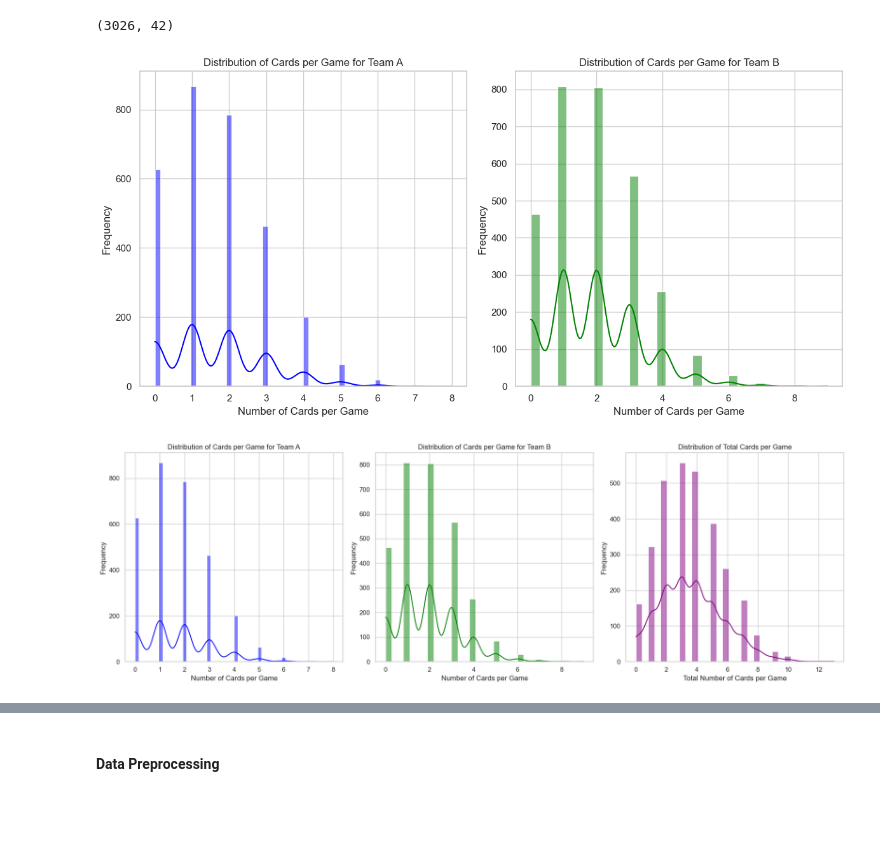
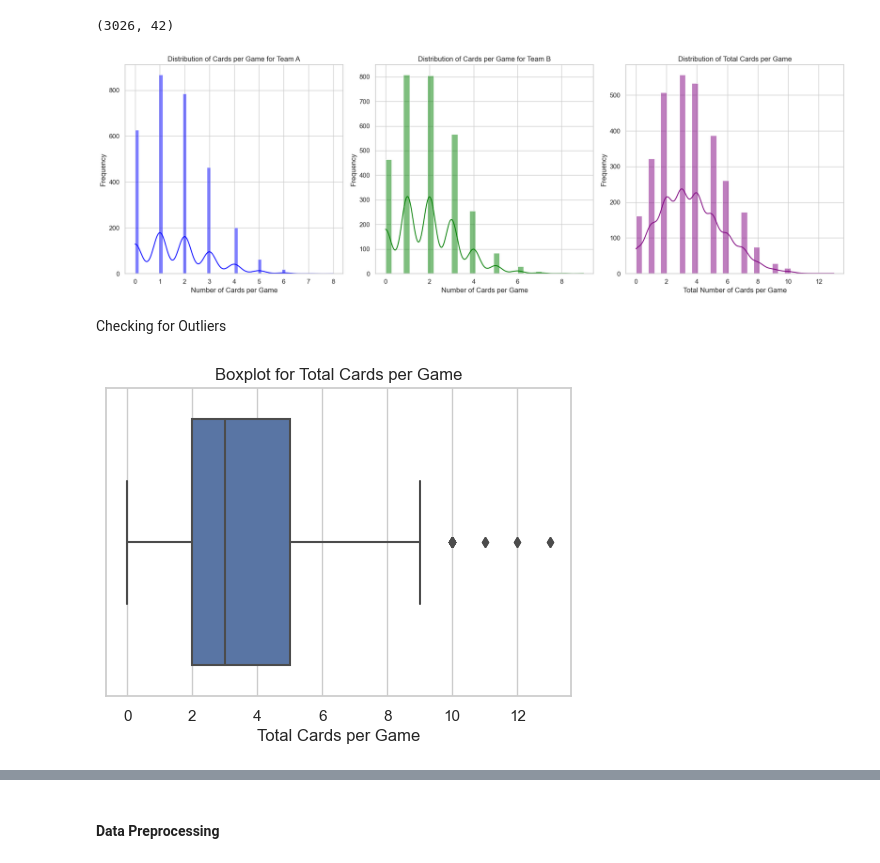
Before and after one commit to waynekipngeno/capstone_project, a Jupyter notebook: Modelling_total_cards.ipynb, the cells around one changed output, grey strips where cells are left out. Drawn from its saved outputs; the diff is of its cells as text; code cells hidden in the pictures; blank space fills up the shorter version.

```diff
--- a/Modelling_total_cards.ipynb
+++ b/Modelling_total_cards.ipynb
@@ -223,14 +225,14 @@ cleaned_data.shape
 # %%
 # Calculate the average number of cards per game for each team
-# This calculation assumes each row in cleaned_data is a single game
 cleaned_data['team_a_cards_per_game'] = cleaned_data['team_a_cards_num']
 cleaned_data['team_b_cards_per_game'] = cleaned_data['team_b_cards_num']
+cleaned_data['total_cards_per_game'] = cleaned_data['team_a_cards_per_game'] + cleaned_data['team_b_cards_per_game']
 
 # Setting the style
 sns.set(style="whitegrid")
 
 # Creating a figure and a set of subplots
-fig, axes = plt.subplots(1, 2, figsize=(12, 6))
+fig, axes = plt.subplots(1, 3, figsize=(18, 6))
 
 # Plotting the distribution of average cards per game for Team A
 sns.histplot(cleaned_data['team_a_cards_per_game'], ax=axes[0], kde=True, color='blue')
@@ -244,44 +246,40 @@ axes[1].set_title('Distribution of Cards per Game for Team B')
 axes[1].set_xlabel('Number of Cards per Game')
 axes[1].set_ylabel('Frequency')
 
+# Plotting the distribution of total cards per game
+sns.histplot(cleaned_data['total_cards_per_game'], ax=axes[2], kde=True, color='purple')
+axes[2].set_title('Distribution of Total Cards per Game')
+axes[2].set_xlabel('Total Number of Cards per Game')
+axes[2].set_ylabel('Frequency')
+
 # Displaying the plot
 plt.tight_layout()
 plt.show()
 # %% [output]
-[figure, old version]
+[figure, new version]
-# %%
-# Calculate the average number of cards per game for each team
-# This calculation assumes each row in cleaned_data is a single game
-cleaned_data['team_a_cards_per_game'] = cleaned_data['team_a_cards_num']
-cleaned_data['team_b_cards_per_game'] = cleaned_data['team_b_cards_num']
-cleaned_data['total_cards_per_game'] = cleaned_data['team_a_cards_per_game'] + cleaned_data['team_b_cards_per_game']
-
-# Setting the style
-sns.set(style="whitegrid")
-
-# Creating a figure and a set of subplots
-fig, axes = plt.subplots(1, 3, figsize=(18, 6))
-
-# Plotting the distribution of average cards per game for Team A
-sns.histplot(cleaned_data['team_a_cards_per_game'], ax=axes[0], kde=True, color='blue')
-axes[0].set_title('Distribution of Cards per Game for Team A')
-axes[0].set_xlabel('Number of Cards per Game')
-axes[0].set_ylabel('Frequency')
-
-# Plotting the distribution of average cards per game for Team B
-sns.histplot(cleaned_data['team_b_cards_per_game'], ax=axes[1], kde=True, color='green')
-axes[1].set_title('Distribution of Cards per Game for Team B')
-axes[1].set_xlabel('Number of Cards per Game')
-axes[1].set_ylabel('Frequency')
-
-# Plotting the distribution of total cards per game
-sns.histplot(cleaned_data['total_cards_per_game'], ax=axes[2], kde=True, color='purple')
-axes[2].set_title('Distribution of Total Cards per Game')
-axes[2].set_xlabel('Total Number of Cards per Game')
-axes[2].set_ylabel('Frequency')
-
-# Displaying the plot
-plt.tight_layout()
-plt.show()
-# %% [output]
-[figure, removed]
+# %% [markdown]
+Checking for Outliers
+# %%
+# Set the figure size for the boxplot
+plt.figure(figsize=(6, 4))
+
+# Create a boxplot to visualize potential outliers
+sns.boxplot(x=cleaned_data['total_cards_per_game'])
+plt.title('Boxplot for Total Cards per Game')
+plt.xlabel('Total Cards per Game')
+# Show the plot
+plt.show()
+
+# Using the IQR method to detect numeric outliers (this does not produce a visual output)
+Q1 = cleaned_data['total_cards_per_game'].quantile(0.25)
+Q3 = cleaned_data['total_cards_per_game'].quantile(0.75)
+IQR = Q3 - Q1
+
+# Define bounds for detecting outliers
+lower_bound = Q1 - 1.5 * IQR
+upper_bound = Q3 + 1.5 * IQR
+
+# Finding any outliers
+outliers = cleaned_data[(cleaned_data['total_cards_per_game'] < lower_bound) | (cleaned_data['total_cards_per_game'] > upper_bound)]
+# %% [output]
+[figure, added]
```
Also changed, not shown: parts of 34 cells of this notebook.
